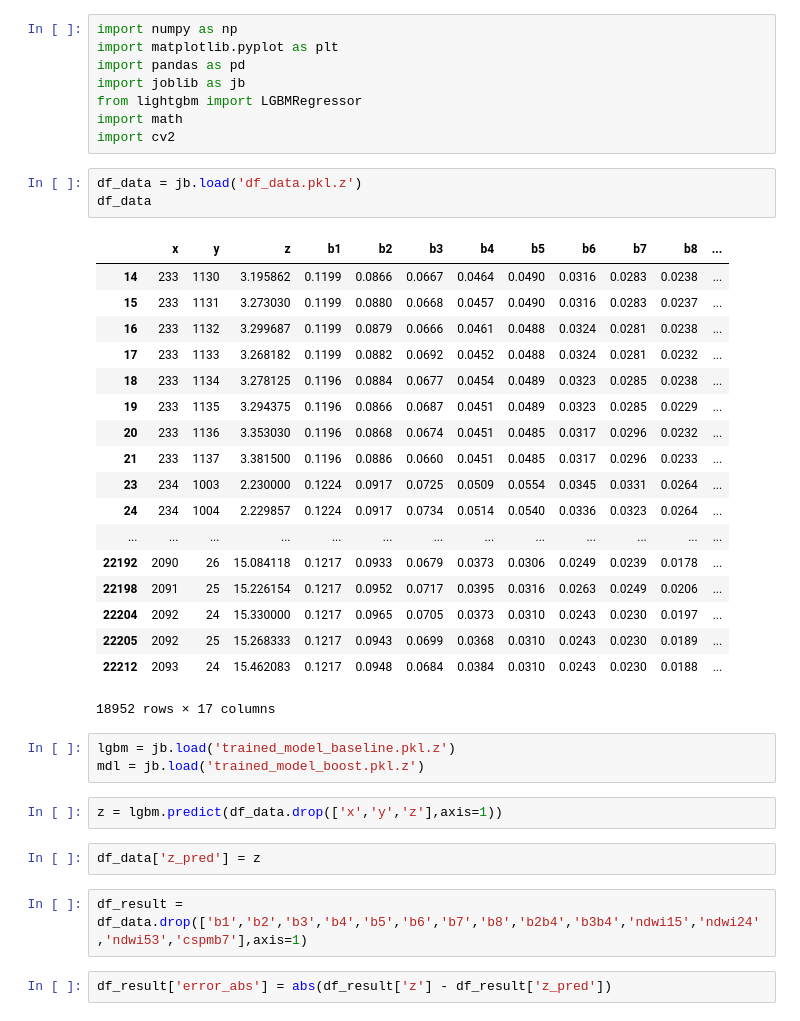
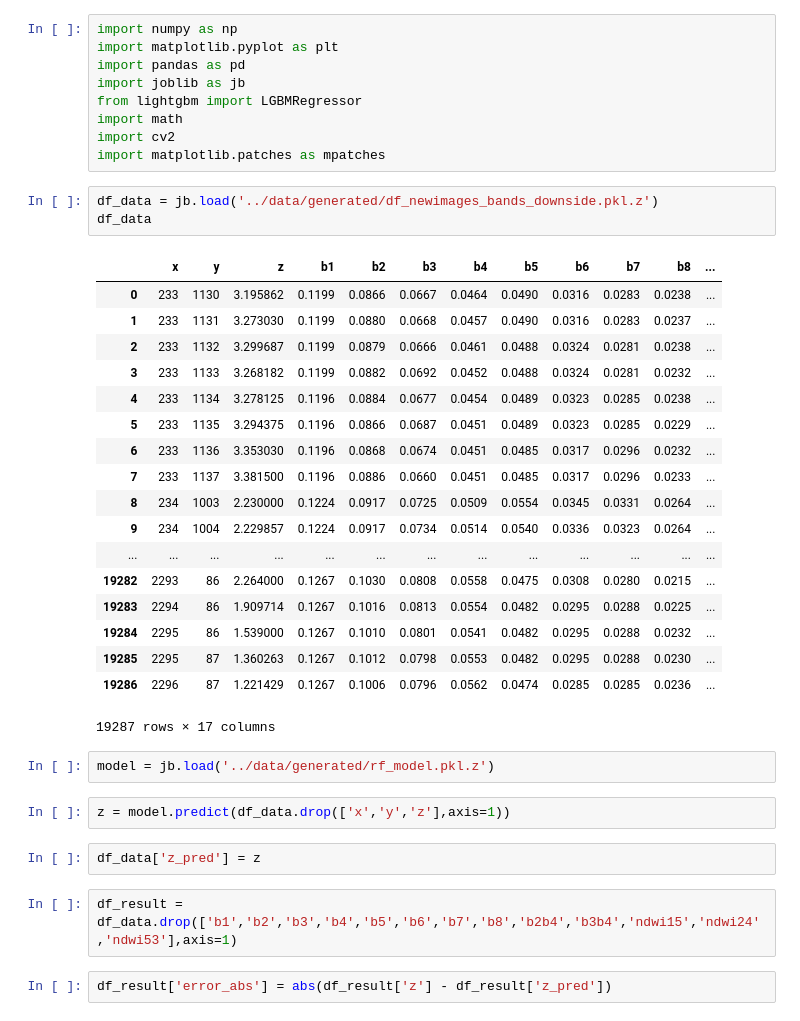
Before and after one commit to Ocean-Technologies/satellite_bathymetry, a Jupyter notebook: notebooks/data_visualization.ipynb, the cells around one changed output. Drawn from its saved outputs; the diff is of its cells as text.

```diff
--- a/notebooks/data_visualization.ipynb
+++ b/notebooks/data_visualization.ipynb
@@ -6,37 +6,37 @@ import joblib as jb
 from lightgbm import LGBMRegressor
 import math
 import cv2
+import matplotlib.patches as mpatches
 # %%
-df_data = jb.load('df_data.pkl.z')
+df_data = jb.load('../data/generated/df_newimages_bands_downside.pkl.z')
 df_data
 # %% [output]
 |  | x | y | z | b1 | b2 | b3 | b4 | b5 | b6 | b7 | b8 | ... |
-| 14 | 233 | 1130 | 3.195862 | 0.1199 | 0.0866 | 0.0667 | 0.0464 | 0.0490 | 0.0316 | 0.0283 | 0.0238 | ... |
-| 15 | 233 | 1131 | 3.273030 | 0.1199 | 0.0880 | 0.0668 | 0.0457 | 0.0490 | 0.0316 | 0.0283 | 0.0237 | ... |
-| 16 | 233 | 1132 | 3.299687 | 0.1199 | 0.0879 | 0.0666 | 0.0461 | 0.0488 | 0.0324 | 0.0281 | 0.0238 | ... |
-| 17 | 233 | 1133 | 3.268182 | 0.1199 | 0.0882 | 0.0692 | 0.0452 | 0.0488 | 0.0324 | 0.0281 | 0.0232 | ... |
-| 18 | 233 | 1134 | 3.278125 | 0.1196 | 0.0884 | 0.0677 | 0.0454 | 0.0489 | 0.0323 | 0.0285 | 0.0238 | ... |
-| 19 | 233 | 1135 | 3.294375 | 0.1196 | 0.0866 | 0.0687 | 0.0451 | 0.0489 | 0.0323 | 0.0285 | 0.0229 | ... |
-| 20 | 233 | 1136 | 3.353030 | 0.1196 | 0.0868 | 0.0674 | 0.0451 | 0.0485 | 0.0317 | 0.0296 | 0.0232 | ... |
-| 21 | 233 | 1137 | 3.381500 | 0.1196 | 0.0886 | 0.0660 | 0.0451 | 0.0485 | 0.0317 | 0.0296 | 0.0233 | ... |
-| 23 | 234 | 1003 | 2.230000 | 0.1224 | 0.0917 | 0.0725 | 0.0509 | 0.0554 | 0.0345 | 0.0331 | 0.0264 | ... |
-| 24 | 234 | 1004 | 2.229857 | 0.1224 | 0.0917 | 0.0734 | 0.0514 | 0.0540 | 0.0336 | 0.0323 | 0.0264 | ... |
+| 0 | 233 | 1130 | 3.195862 | 0.1199 | 0.0866 | 0.0667 | 0.0464 | 0.0490 | 0.0316 | 0.0283 | 0.0238 | ... |
+| 1 | 233 | 1131 | 3.273030 | 0.1199 | 0.0880 | 0.0668 | 0.0457 | 0.0490 | 0.0316 | 0.0283 | 0.0237 | ... |
+| 2 | 233 | 1132 | 3.299687 | 0.1199 | 0.0879 | 0.0666 | 0.0461 | 0.0488 | 0.0324 | 0.0281 | 0.0238 | ... |
+| 3 | 233 | 1133 | 3.268182 | 0.1199 | 0.0882 | 0.0692 | 0.0452 | 0.0488 | 0.0324 | 0.0281 | 0.0232 | ... |
+| 4 | 233 | 1134 | 3.278125 | 0.1196 | 0.0884 | 0.0677 | 0.0454 | 0.0489 | 0.0323 | 0.0285 | 0.0238 | ... |
+| 5 | 233 | 1135 | 3.294375 | 0.1196 | 0.0866 | 0.0687 | 0.0451 | 0.0489 | 0.0323 | 0.0285 | 0.0229 | ... |
+| 6 | 233 | 1136 | 3.353030 | 0.1196 | 0.0868 | 0.0674 | 0.0451 | 0.0485 | 0.0317 | 0.0296 | 0.0232 | ... |
+| 7 | 233 | 1137 | 3.381500 | 0.1196 | 0.0886 | 0.0660 | 0.0451 | 0.0485 | 0.0317 | 0.0296 | 0.0233 | ... |
+| 8 | 234 | 1003 | 2.230000 | 0.1224 | 0.0917 | 0.0725 | 0.0509 | 0.0554 | 0.0345 | 0.0331 | 0.0264 | ... |
+| 9 | 234 | 1004 | 2.229857 | 0.1224 | 0.0917 | 0.0734 | 0.0514 | 0.0540 | 0.0336 | 0.0323 | 0.0264 | ... |
 | ... | ... | ... | ... | ... | ... | ... | ... | ... | ... | ... | ... | ... |
-| 22192 | 2090 | 26 | 15.084118 | 0.1217 | 0.0933 | 0.0679 | 0.0373 | 0.0306 | 0.0249 | 0.0239 | 0.0178 | ... |
-| 22198 | 2091 | 25 | 15.226154 | 0.1217 | 0.0952 | 0.0717 | 0.0395 | 0.0316 | 0.0263 | 0.0249 | 0.0206 | ... |
-| 22204 | 2092 | 24 | 15.330000 | 0.1217 | 0.0965 | 0.0705 | 0.0373 | 0.0310 | 0.0243 | 0.0230 | 0.0197 | ... |
-| 22205 | 2092 | 25 | 15.268333 | 0.1217 | 0.0943 | 0.0699 | 0.0368 | 0.0310 | 0.0243 | 0.0230 | 0.0189 | ... |
-| 22212 | 2093 | 24 | 15.462083 | 0.1217 | 0.0948 | 0.0684 | 0.0384 | 0.0310 | 0.0243 | 0.0230 | 0.0188 | ... |
+| 19282 | 2293 | 86 | 2.264000 | 0.1267 | 0.1030 | 0.0808 | 0.0558 | 0.0475 | 0.0308 | 0.0280 | 0.0215 | ... |
+| 19283 | 2294 | 86 | 1.909714 | 0.1267 | 0.1016 | 0.0813 | 0.0554 | 0.0482 | 0.0295 | 0.0288 | 0.0225 | ... |
+| 19284 | 2295 | 86 | 1.539000 | 0.1267 | 0.1010 | 0.0801 | 0.0541 | 0.0482 | 0.0295 | 0.0288 | 0.0232 | ... |
+| 19285 | 2295 | 87 | 1.360263 | 0.1267 | 0.1012 | 0.0798 | 0.0553 | 0.0482 | 0.0295 | 0.0288 | 0.0230 | ... |
+| 19286 | 2296 | 87 | 1.221429 | 0.1267 | 0.1006 | 0.0796 | 0.0562 | 0.0474 | 0.0285 | 0.0285 | 0.0236 | ... |
-18952 rows × 17 columns
+19287 rows × 17 columns
-# %%
-lgbm = jb.load('trained_model_baseline.pkl.z')
-mdl = jb.load('trained_model_boost.pkl.z')
+# %%
+model = jb.load('../data/generated/rf_model.pkl.z')
 # %%
-z = lgbm.predict(df_data.drop(['x','y','z'],axis=1))
+z = model.predict(df_data.drop(['x','y','z'],axis=1))
 # %%
 df_data['z_pred'] = z
 # %%
-df_result = df_data.drop(['b1','b2','b3','b4','b5','b6','b7','b8','b2b4','b3b4','ndwi15','ndwi24','ndwi53','cspmb7'],axis=1)
+df_result = df_data.drop(['b1','b2','b3','b4','b5','b6','b7','b8','b2b4','b3b4','ndwi15','ndwi24','ndwi53'],axis=1)
 # %%
 df_result['error_abs'] = abs(df_result['z'] - df_result['z_pred'])
 # %%
```
Also changed, not shown: parts of 8 cells of this notebook.
